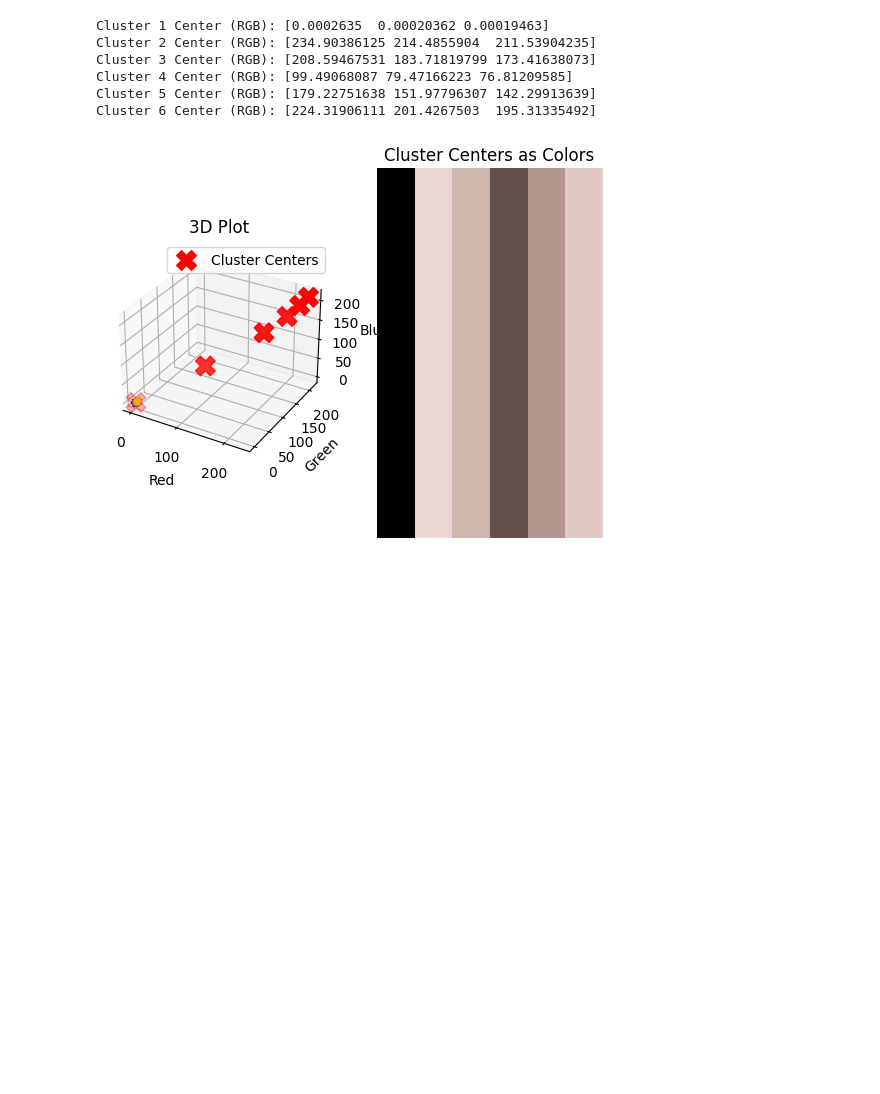
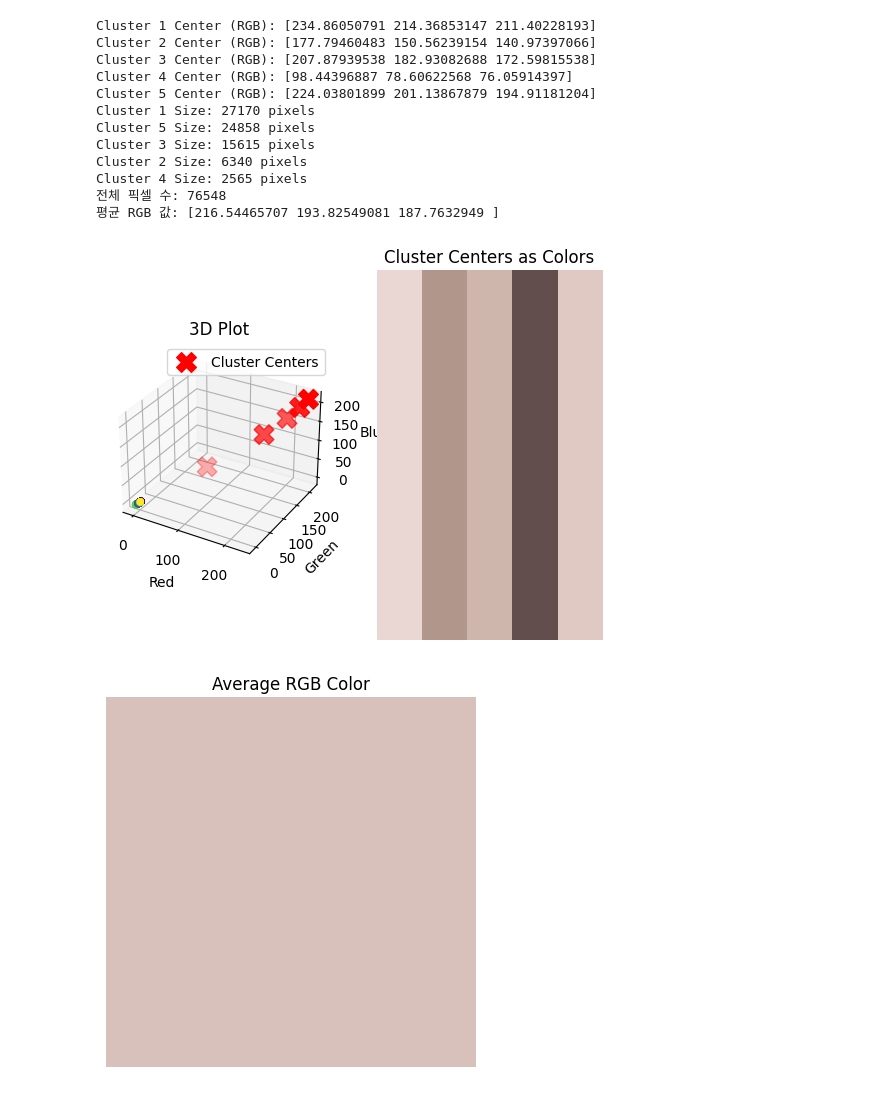
Before and after one commit to suhyun6363/TZA, a Jupyter notebook: 케이민즈~.ipynb, the cells around one changed output. Cells and saved outputs as stored; diff of their text form; code cells hidden in the pictures; blank space fills up the shorter version.

```diff
--- a/케이민즈~.ipynb
+++ b/케이민즈~.ipynb
@@ -157,42 +90,85 @@ Optimal number of clusters (k): 5
 # %%
+from collections import Counter
+
 # 최적의 k 값으로 k-means 클러스터링 수행
-optimal_k = 6
+optimal_k = 5
 optimal_kmeans = KMeans(n_clusters=optimal_k, random_state=42)
 optimal_cluster_labels = optimal_kmeans.fit_predict(face_data_scaled)
 
 # 클러스터 중심값(RGB 형식) 출력
 cluster_centers_rgb = scaler.inverse_transform(optimal_kmeans.cluster_centers_)
 
 for i, center in enumerate(cluster_centers_rgb):
     print(f'Cluster {i + 1} Center (RGB): {center}')
+
+# 각 클러스터에 속하는 픽셀 수 계산
+cluster_sizes = Counter(optimal_cluster_labels)
+
+for i, size in cluster_sizes.items():
+    print(f'Cluster {i + 1} Size: {size} pixels')
+
+total_pixels = sum(cluster_sizes.values())
+
+# 출력 전체 픽셀 수
+print(f'전체 픽셀 수: {total_pixels}')
+
+# 각 클러스터에 속하는 픽셀 수와 중심값(RGB)의 가중 평균 계산
+weighted_sum = np.zeros(3)  # 초기화: R, G, B의 가중 합
+for i in range(optimal_k):
+    cluster_size = cluster_sizes[i]
+    cluster_center_rgb = cluster_centers_rgb[i]
+    weighted_sum += cluster_center_rgb * cluster_size
+
+# 평균 RGB 계산
+average_rgb = weighted_sum / total_pixels
+
+# 출력
+print(f'평균 RGB 값: {average_rgb}')
+
+# 평균 RGB 값을 사용하여 이미지 생성
+average_rgb_image = np.full((100, 100, 3), average_rgb, dtype=np.uint8)
+
 
 # 클러스터 결과 시각화 (이 예시에서는 3D 플로팅)
 fig = plt.figure()
 
 # 3D 플로팅
 ax = fig.add_subplot(121, projection='3d')
 ax.scatter(face_data_scaled[:, 0], face_data_scaled[:, 1], face_data_scaled[:, 2], c=optimal_cluster_labels)
 ax.scatter(cluster_centers_rgb[:, 0], cluster_centers_rgb[:, 1], cluster_centers_rgb[:, 2], c='red', marker='X', s=200, label='Cluster Centers')
 ax.set_xlabel('Red')
 ax.set_ylabel('Green')
 ax.set_zlabel('Blue')
 ax.legend()
 ax.set_title('3D Plot')
 
 # 색상으로 표현
 cluster_centers_image = cluster_centers_rgb.reshape((1, optimal_k, 3))
 cluster_centers_image = cluster_centers_image.astype(np.uint8)
 ax2 = fig.add_subplot(122)
 ax2.imshow(cluster_centers_image, aspect='auto')
 ax2.axis('off')
 ax2.set_title('Cluster Centers as Colors')
 
 plt.show()
+
+# 이미지 표시
+plt.imshow(average_rgb_image)
+plt.axis('off')
+plt.title('Average RGB Color')
+plt.show()
 # %% [output]
-Cluster 1 Center (RGB): [0.0002635  0.00020362 0.00019463]
-Cluster 2 Center (RGB): [234.90386125 214.4855904  211.53904235]
-Cluster 3 Center (RGB): [208.59467531 183.71819799 173.41638073]
-Cluster 4 Center (RGB): [99.49068087 79.47166223 76.81209585]
-Cluster 5 Center (RGB): [179.22751638 151.97796307 142.29913639]
-Cluster 6 Center (RGB): [224.31906111 201.4267503  195.31335492]
+Cluster 1 Center (RGB): [234.86050791 214.36853147 211.40228193]
+Cluster 2 Center (RGB): [177.79460483 150.56239154 140.97397066]
+Cluster 3 Center (RGB): [207.87939538 182.93082688 172.59815538]
+Cluster 4 Center (RGB): [98.44396887 78.60622568 76.05914397]
+Cluster 5 Center (RGB): [224.03801899 201.13867879 194.91181204]
+Cluster 1 Size: 27170 pixels
+Cluster 5 Size: 24858 pixels
+Cluster 3 Size: 15615 pixels
+Cluster 2 Size: 6340 pixels
+Cluster 4 Size: 2565 pixels
+전체 픽셀 수: 76548
+평균 RGB 값: [216.54465707 193.82549081 187.7632949 ]
-[figure, old version]
+[figure, new version]
+[figure, added]
```
Also changed, not shown: parts of 5 cells of this notebook.
